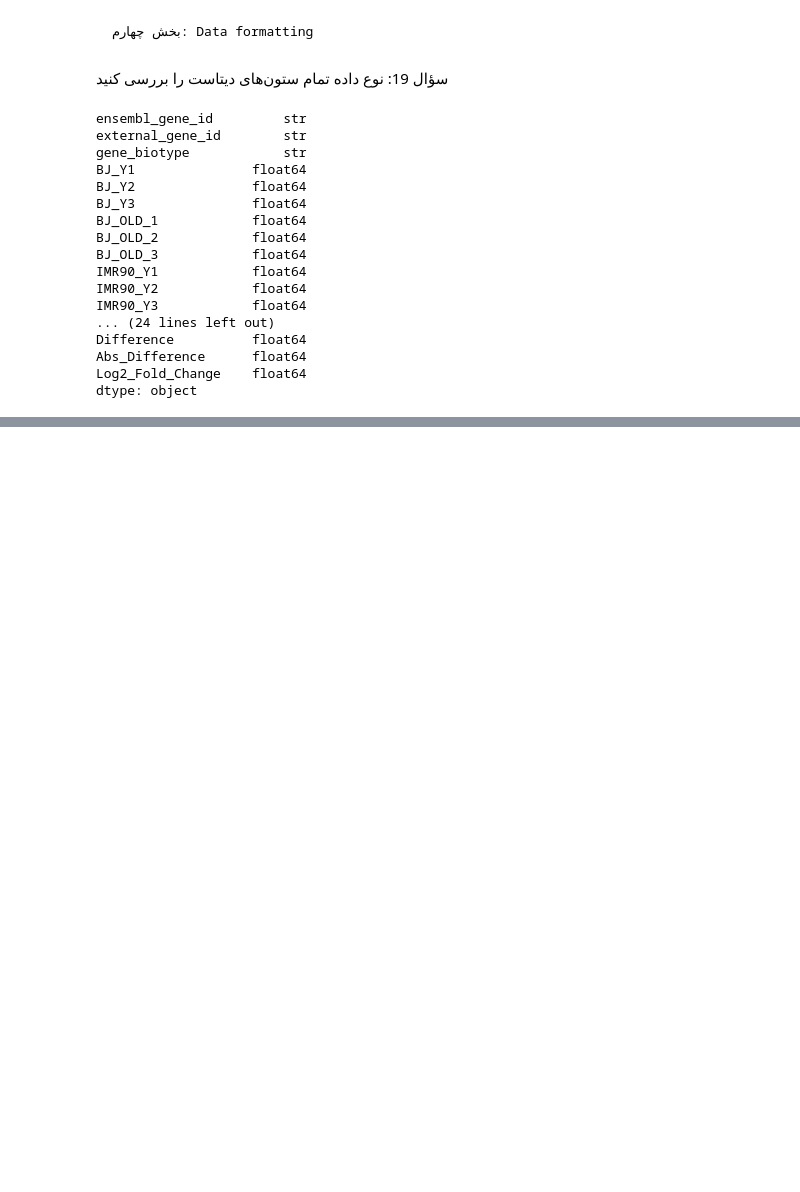
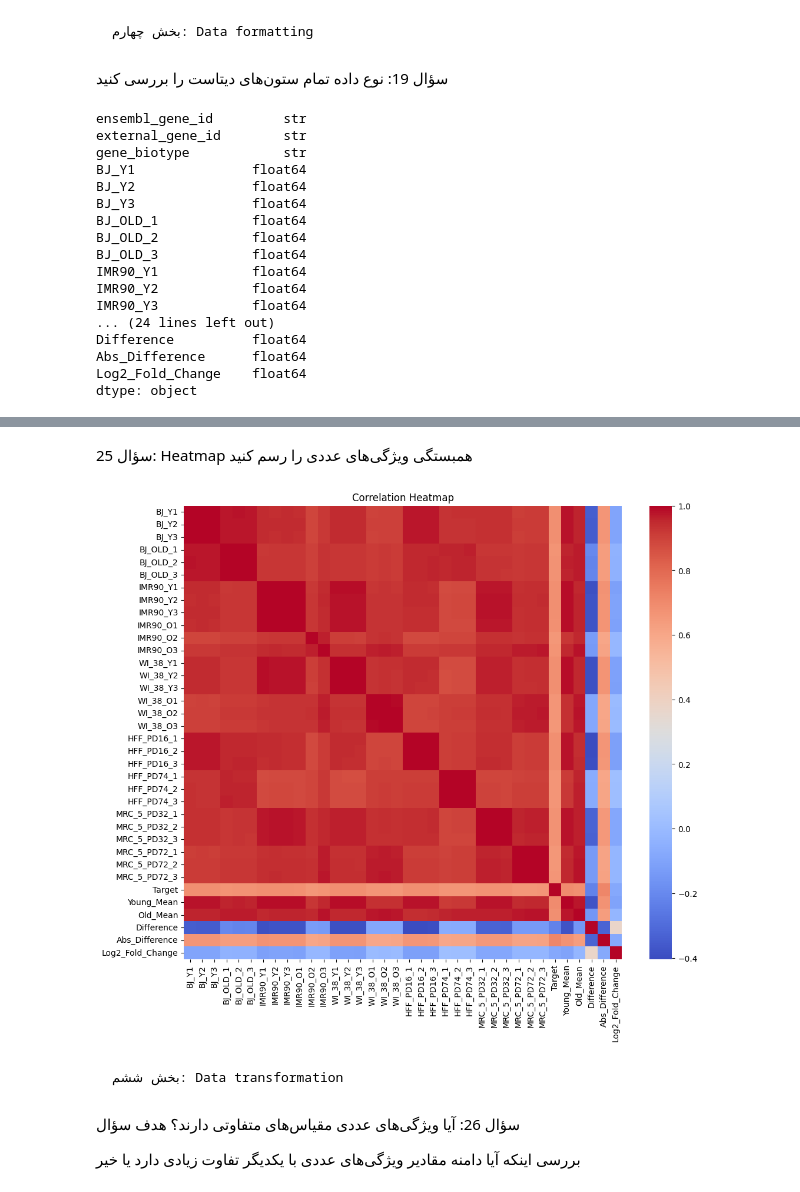
Before and after one commit to kebram60-stack/data-science, a Jupyter notebook: 002_Data Preparation/Untitled.ipynb, the cells around one changed output, grey strips where cells are left out. Saved outputs shown, nothing was run; the diff lists cells and outputs as text; code cells hidden in the pictures; blank space fills up the shorter version.

```diff
--- a/002_Data Preparation/Untitled.ipynb
+++ b/002_Data Preparation/Untitled.ipynb
@@ -1912,0 +2032,16 @@ dtype: object
+# %% [markdown]
+سؤال 25: Heatmap همبستگی ویژگی‌های عددی را رسم کنید
+# %%
+plt.figure(figsize=(12,10))
+sns.heatmap(df.select_dtypes(include="number").corr(), cmap="coolwarm")
+plt.title("Correlation Heatmap")
+plt.show()
+# %% [output]
+[figure, added]
+# %% [markdown]
+    بخش ششم: Data transformation
+# %% [markdown]
+سؤال 26: آیا ویژگی‌های عددی مقیاس‌های متفاوتی دارند؟
+هدف سؤال
+
+بررسی اینکه آیا دامنه مقادیر ویژگی‌های عددی با یکدیگر تفاوت زیادی دارد یا خیر
```
Also changed, not shown: parts of 48 cells of this notebook.
